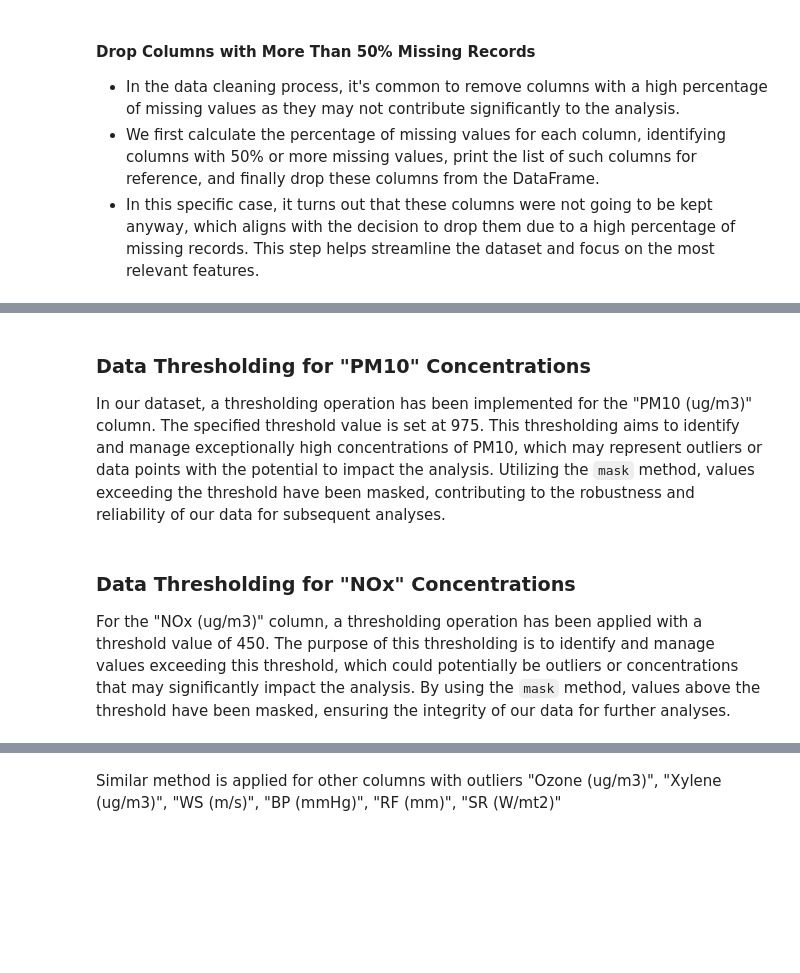
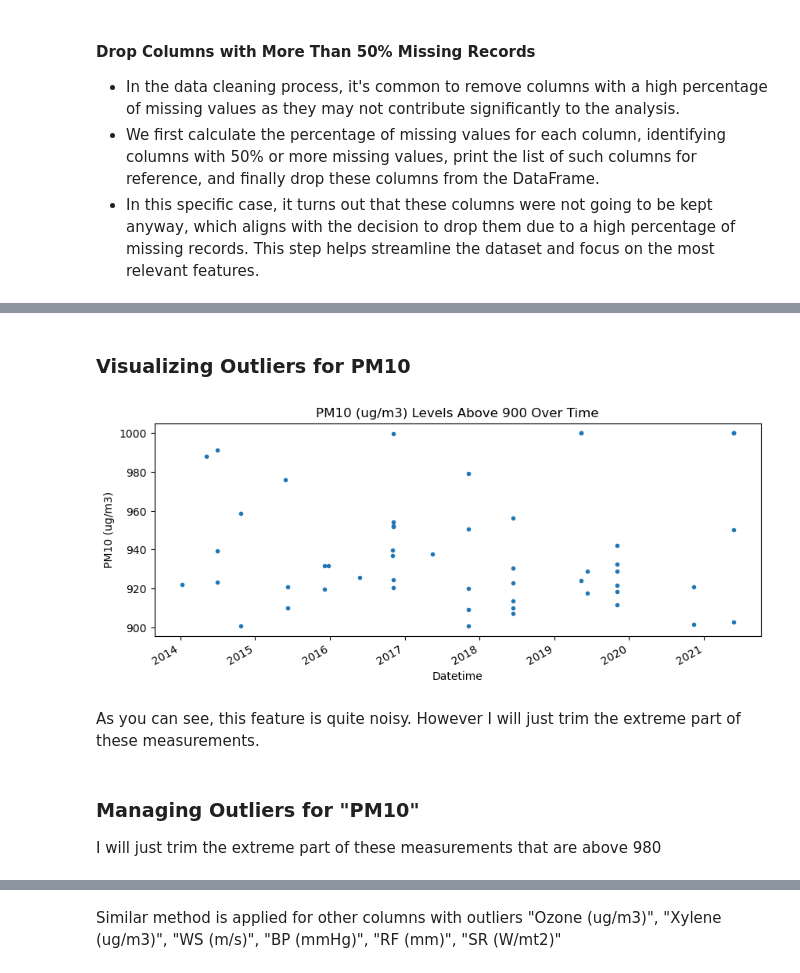
Before and after one commit to lipsitalt/AirQualityPredictor, a Jupyter notebook: 1_data_preparation.ipynb, the cells around one changed output, grey strips where cells are left out. Saved outputs shown, nothing was run; the diff lists cells and outputs as text; code cells hidden in the pictures; blank space fills up the shorter version.

Commit message:
further improvements in markdowns

```diff
--- a/1_data_preparation.ipynb
+++ b/1_data_preparation.ipynb
@@ -400,8 +450,21 @@ column_to_update = "PM2.5 (ug/m3)"
 
 # Use the mask method
 df[column_to_update] = df[column_to_update].mask(df[column_to_update].gt(threshold))
-# %% [markdown]
-### Data Thresholding for "PM10" Concentrations
-
-In our dataset, a thresholding operation has been implemented for the "PM10 (ug/m3)" column. The specified threshold value is set at 975. This thresholding aims to identify and manage exceptionally high concentrations of PM10, which may represent outliers or data points with the potential to impact the analysis. Utilizing the `mask` method, values exceeding the threshold have been masked, contributing to the robustness and reliability of our data for subsequent analyses.
+# %% [markdown]
+### Visualizing Outliers for PM10
+# %%
+column_name = 'PM10 (ug/m3)'
+analysis_threshold = '900'
+
+df_copy.query('`' + column_name + '` > ' + analysis_threshold)[column_name].plot(style='.', figsize=(10, 4)).set(
+    xlabel='Datetime', ylabel=column_name, title=column_name + ' Levels Above ' + analysis_threshold + ' Over Time'
+)
+plt.show()
+# %% [output]
+[figure, added]
+# %% [markdown]
+As you can see, this feature is quite noisy. However I will just trim the extreme part of these measurements.
+# %% [markdown]
+### Managing Outliers for "PM10"
+I will just trim the extreme part of these measurements that are above 980
 # %%
@@ -410,7 +473,3 @@ column_to_update = "PM10 (ug/m3)"
 
 # Use the mask method
 df[column_to_update] = df[column_to_update].mask(df[column_to_update].gt(threshold))
-# %% [markdown]
-### Data Thresholding for "NOx" Concentrations
-
-For the "NOx (ug/m3)" column, a thresholding operation has been applied with a threshold value of 450. The purpose of this thresholding is to identify and manage values exceeding this threshold, which could potentially be outliers or concentrations that may significantly impact the analysis. By using the `mask` method, values above the threshold have been masked, ensuring the integrity of our data for further analyses.
```
Also changed, not shown: parts of 79 cells of this notebook, 4 other files.
